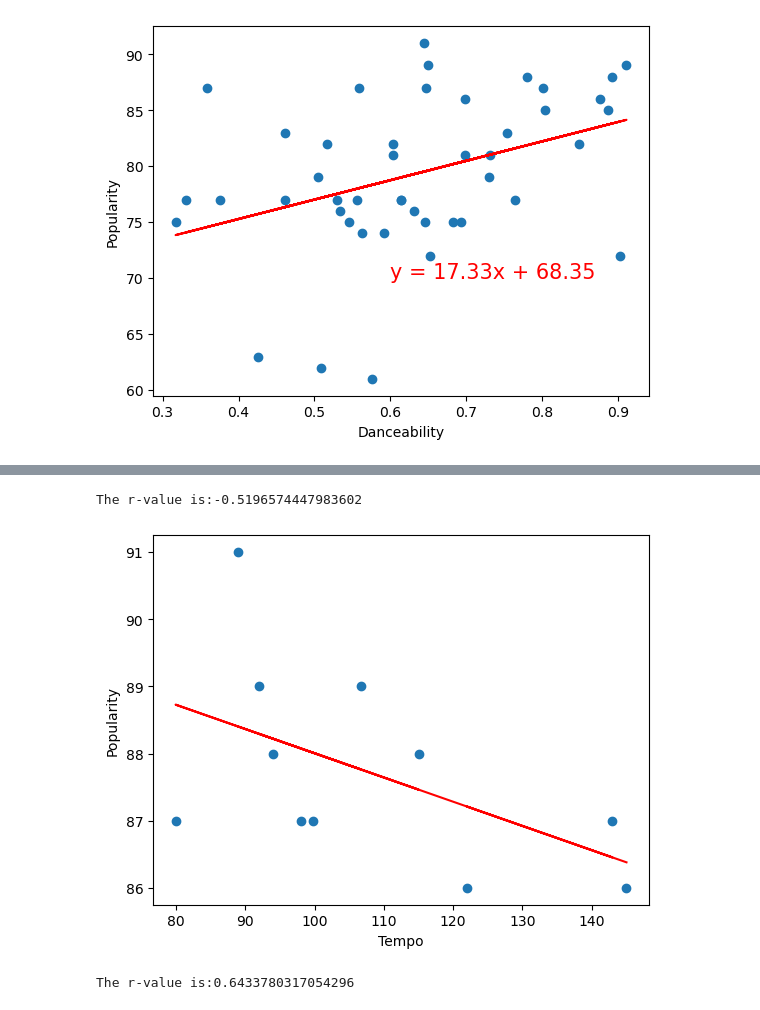
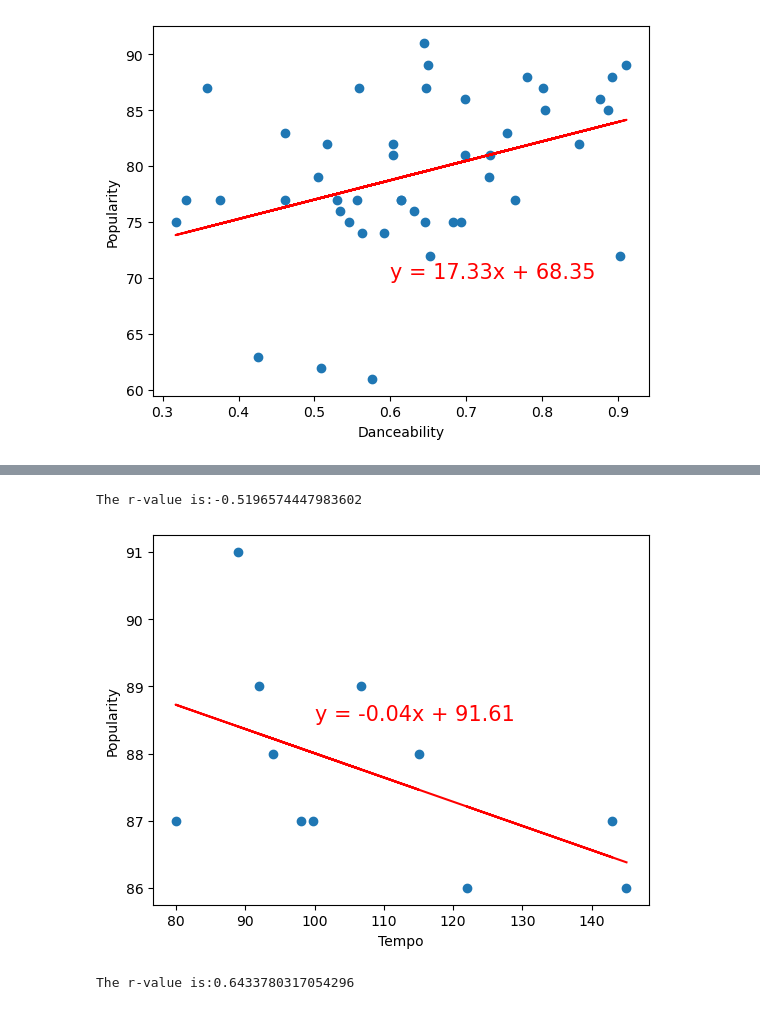
Before and after one commit to JLeigh101/Spotlight-on-Spotify, a Jupyter notebook: spotanalysis.ipynb, the cells around one changed output, grey strips where cells are left out. Cells and saved outputs as stored; diff of their text form; code cells hidden in the pictures.

```diff
--- a/spotanalysis.ipynb
+++ b/spotanalysis.ipynb
@@ -671,20 +671,20 @@ top_tier_songs_df
 # %%
 #top tier pop vs tempo
 x_values = top_tier_songs_df['tempo']
 y_values = top_tier_songs_df['popularity']
 (slope, intercept, rvalue, pvalue, stderr) = linregress(x_values, y_values)
 regress_values = x_values * slope + intercept
 line_eq = "y = " + str(round(slope,2)) + "x + " + str(round(intercept,2))
 plt.scatter(x_values,y_values)
 plt.plot(x_values,regress_values,"r-")
-plt.annotate(line_eq,(88,120),fontsize=15,color="red")
+plt.annotate(line_eq,(100,88.5),fontsize=15,color="red")
 plt.xlabel('Tempo')
 plt.ylabel('Popularity')
 print(f"The r-value is:{rvalue}")
 plt.show()
 # %% [output]
 The r-value is:-0.5196574447983602
-[figure, old version]
+[figure, new version]
 # %%
 #top tier pop vs Energy
 x_values = top_tier_songs_df['energy']
```
Also changed, not shown: parts of 4 cells of this notebook.
